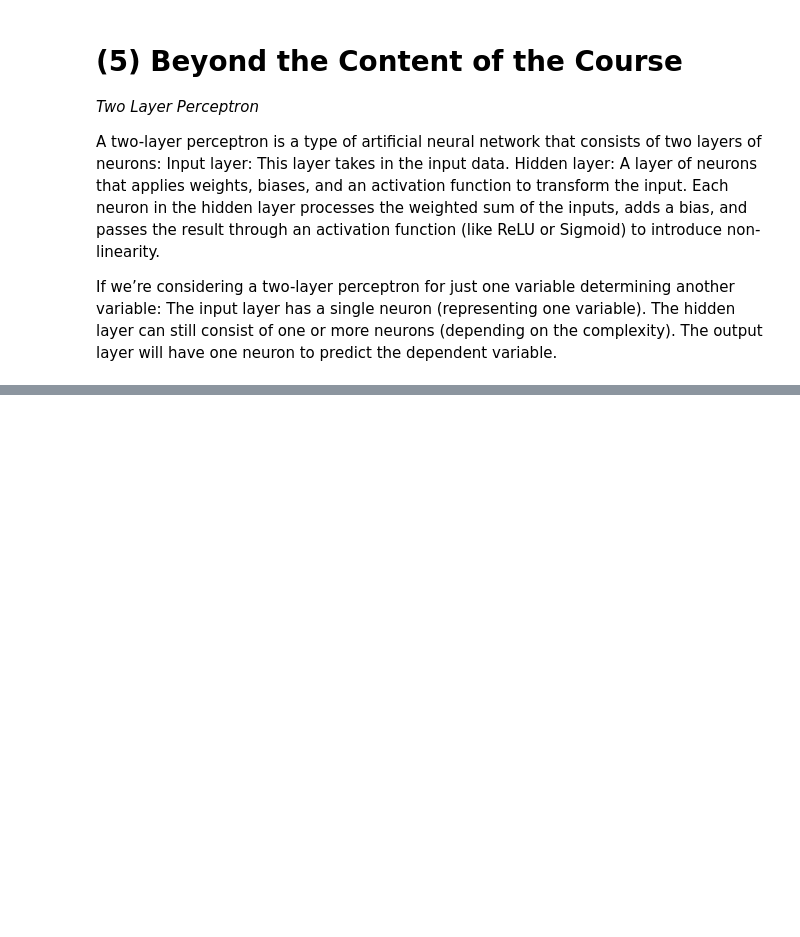
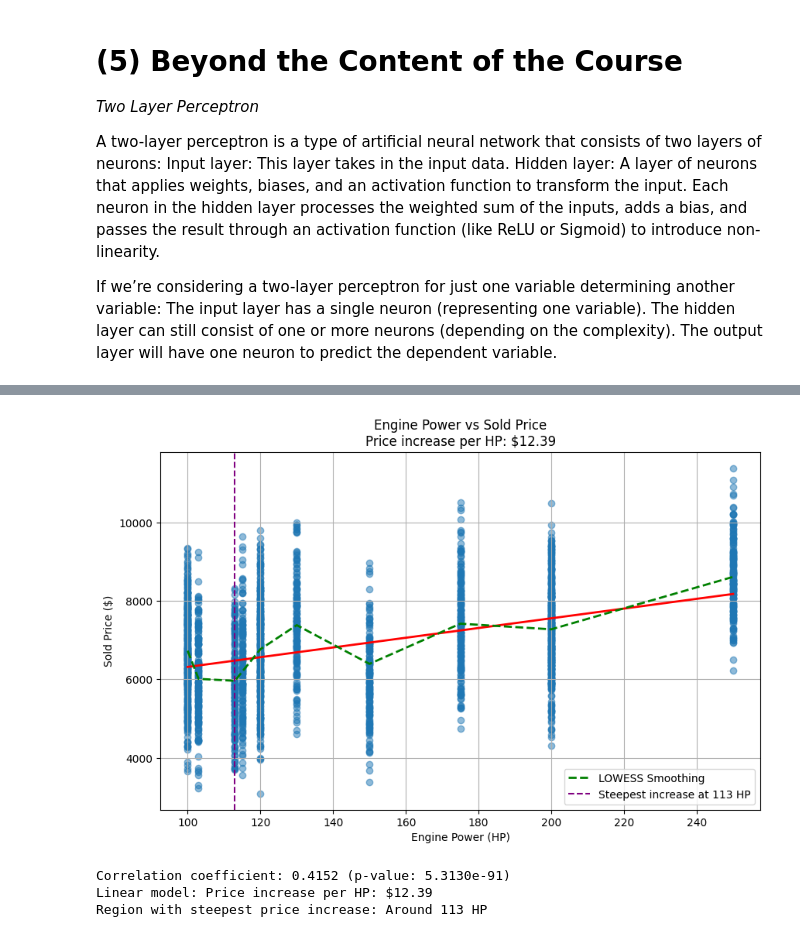
Before and after one commit to keechongwei/SC1015, a Jupyter notebook: MiniProject.ipynb, the cells around one changed output, grey strips where cells are left out. Cells and saved outputs as stored; diff of their text form; code cells hidden in the pictures; blank space fills up the shorter version.

Commit message:
added testing for models

```diff
--- a/MiniProject.ipynb
+++ b/MiniProject.ipynb
@@ -713,0 +739,54 @@ loss = model.evaluate(X_test, y_test)
+# %%
+X = sold_cars_numerical_data['Engine Power-HP'].values.reshape(-1, 1)
+y = sold_cars_numerical_data['Sold Price-$'].values
+
+correlation, p_value = pearsonr(
+    sold_cars_numerical_data['Engine Power-HP'],
+    sold_cars_numerical_data['Sold Price-$']
+)
+
+model = LinearRegression()
+model.fit(X, y)
+coefficient = model.coef_[0]
+
+x_range = np.linspace(X.min(), X.max(), 100).reshape(-1, 1)
+y_pred = model.predict(x_range)
+
+# Visualize with regression line
+plt.figure(figsize=(10, 6))
+plt.scatter(X, y, alpha=0.5)
+plt.plot(x_range, y_pred, color='red', linewidth=2)
+plt.xlabel('Engine Power (HP)')
+plt.ylabel('Sold Price ($)')
+plt.title(f'Engine Power vs Sold Price\nPrice increase per HP: ${coefficient:.2f}')
+plt.grid(True)
+
+# LOWESS smoothing to identify local trends
+smoothed = lowess(y, X.flatten(), frac=0.3)
+
+x_grad = np.gradient(smoothed[:, 0])
+y_grad = np.gradient(smoothed[:, 1])
+
+with np.errstate(divide='ignore', invalid='ignore'):
+    gradients = np.where(x_grad != 0, y_grad / x_grad, 0)
+
+# Find where gradient is highest
+max_gradient_idx = np.argmax(gradients)
+max_gradient_hp = smoothed[max_gradient_idx, 0]
+
+# Visualize the LOWESS smoothing curve
+plt.plot(smoothed[:, 0], smoothed[:, 1], 'g--', linewidth=2, label='LOWESS Smoothing')
+plt.axvline(x=max_gradient_hp, color='purple', linestyle='--',
+            label=f'Steepest increase at {max_gradient_hp:.0f} HP')
+plt.legend()
+plt.show()
+
+# Print summary
+print(f"Correlation coefficient: {correlation:.4f} (p-value: {p_value:.4e})")
+print(f"Linear model: Price increase per HP: ${coefficient:.2f}")
+print(f"Region with steepest price increase: Around {max_gradient_hp:.0f} HP")
+# %% [output]
+[figure, added]
+Correlation coefficient: 0.4152 (p-value: 5.3130e-91)
+Linear model: Price increase per HP: $12.39
+Region with steepest price increase: Around 113 HP
```
Also changed, not shown: parts of 5 cells of this notebook.
